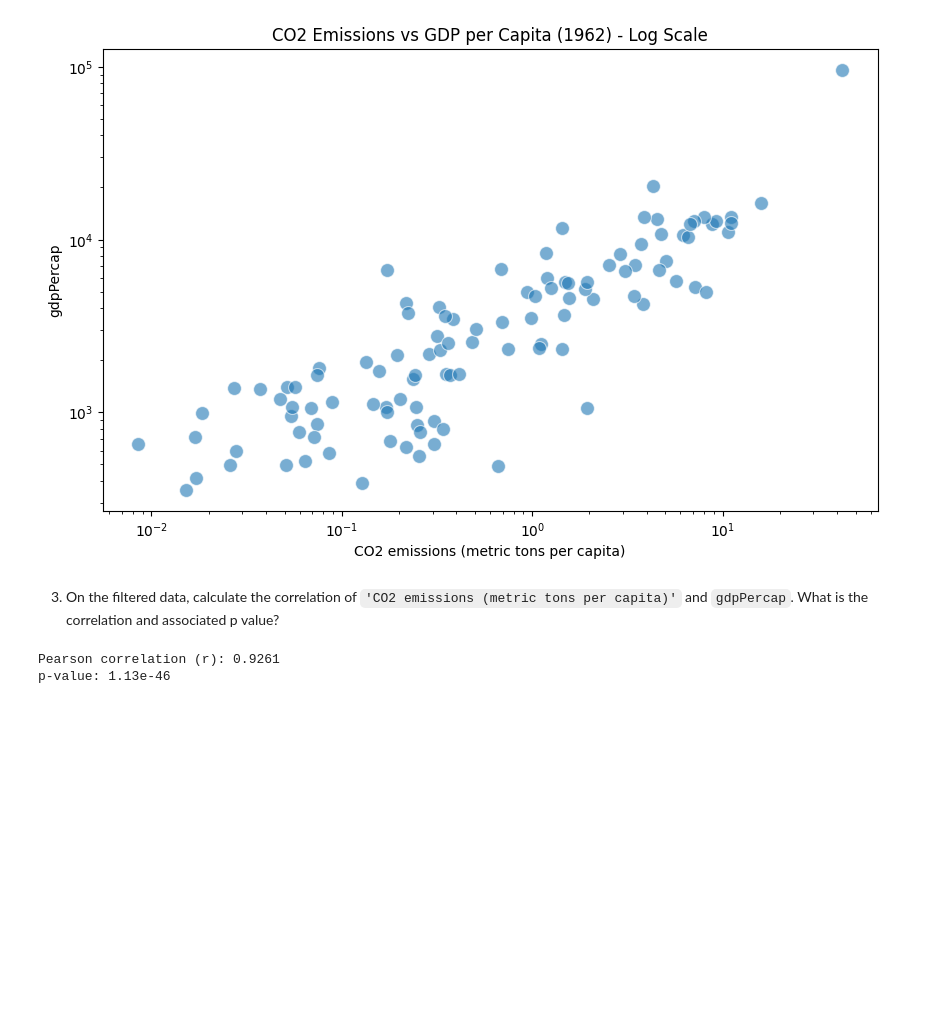
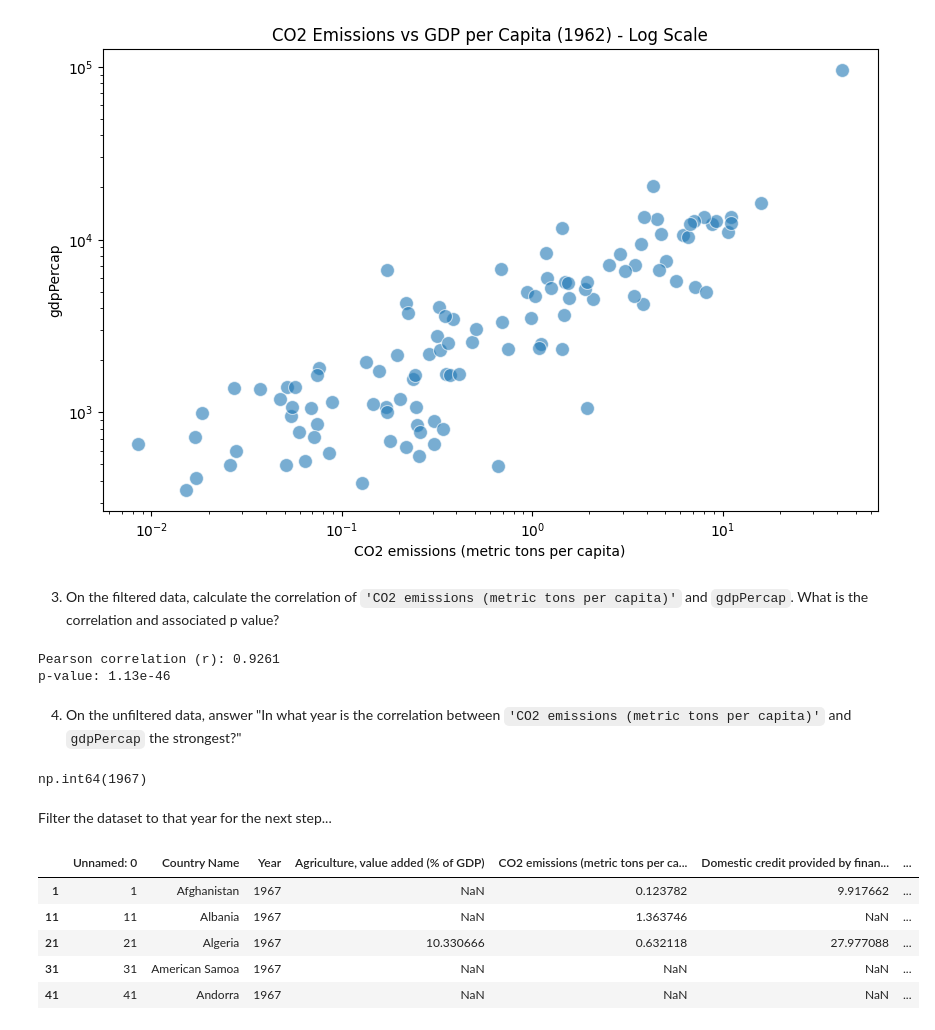
Before and after one commit to lmVl12/skill-assessments, a Jupyter notebook: Python for Data Science/gapminder_analysis.ipynb, the cells around one changed output. Drawn from its saved outputs; the diff is of its cells as text; code cells hidden in the pictures; blank space fills up the shorter version.

Commit message:
feat(py4ds): add group-correlation and filter

```diff
--- a/Python for Data Science/gapminder_analysis.ipynb
+++ b/Python for Data Science/gapminder_analysis.ipynb
@@ -40,3 +40,23 @@ print(f"p-value: {p_value:.2e}")
 # %% [output]
 Pearson correlation (r): 0.9261
 p-value: 1.13e-46
+# %% [markdown]
+4. On the unfiltered data, answer "In what year is the correlation between `'CO2 emissions (metric tons per capita)'` and `gdpPercap` the strongest?"
+# %%
+yearly_corr = df.groupby('Year')[['CO2 emissions (metric tons per capita)', 'gdpPercap']].corr().unstack()['CO2 emissions (metric tons per capita)']['gdpPercap']
+best_year = yearly_corr.idxmax()
+best_year
+# %% [output]
+np.int64(1967)
+# %% [markdown]
+Filter the dataset to that year for the next step...
+# %%
+df_best_year = df[df['Year'] == best_year]
+df_best_year.head()
+# %% [output]
+|  | Unnamed: 0 | Country Name | Year | Agriculture, value added (% of GDP) | CO2 emissions (metric tons per ca... | Domestic credit provided by finan... | ... |
+| 1 | 1 | Afghanistan | 1967 | NaN | 0.123782 | 9.917662 | ... |
+| 11 | 11 | Albania | 1967 | NaN | 1.363746 | NaN | ... |
+| 21 | 21 | Algeria | 1967 | 10.330666 | 0.632118 | 27.977088 | ... |
+| 31 | 31 | American Samoa | 1967 | NaN | NaN | NaN | ... |
+| 41 | 41 | Andorra | 1967 | NaN | NaN | NaN | ... |
```
